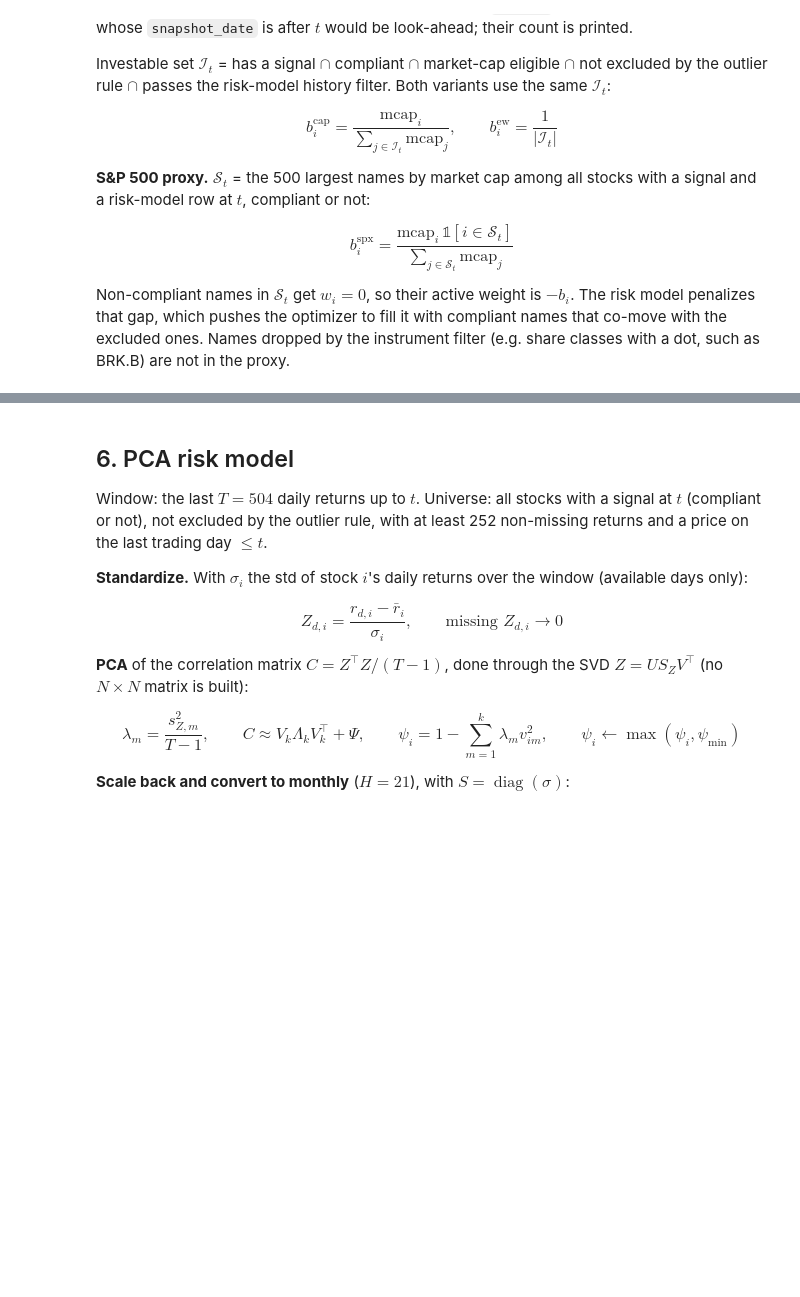
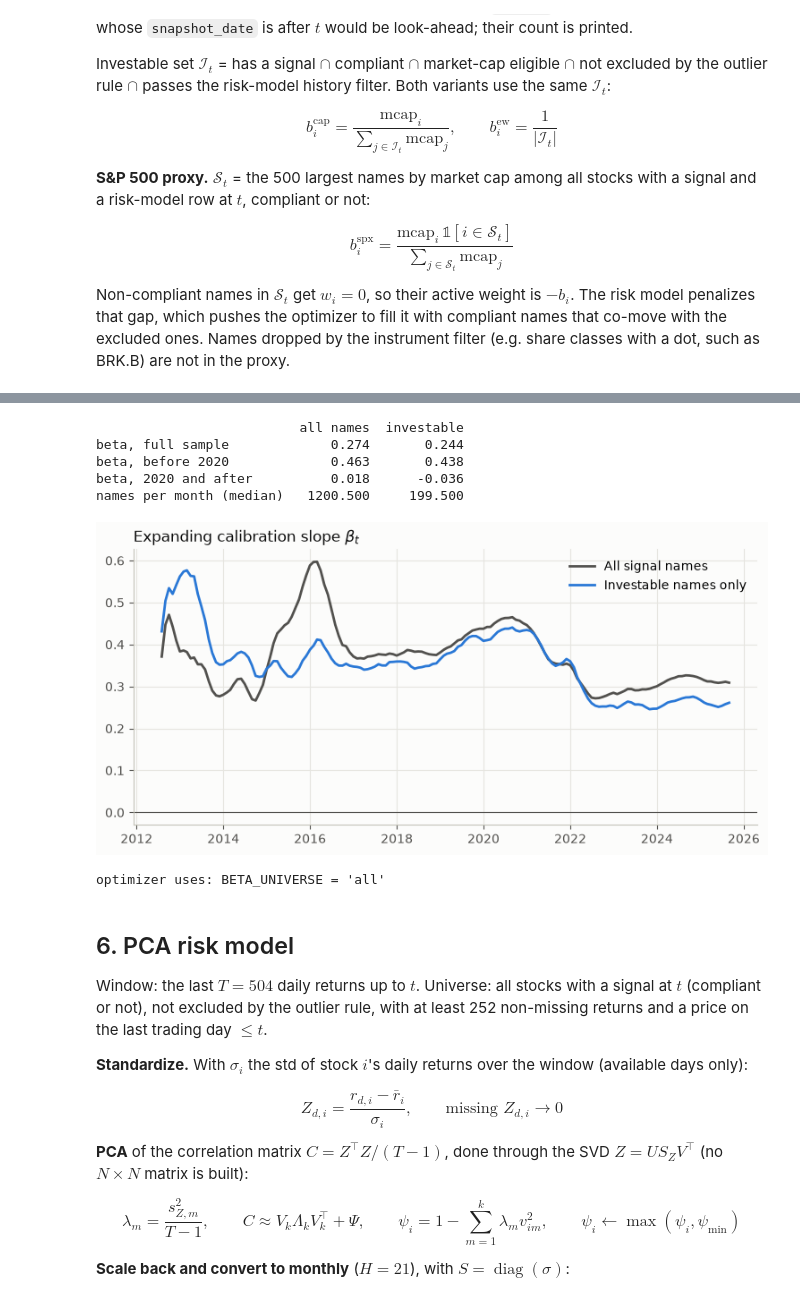
Before and after one commit to sheikhfall/sabr-portfolio-optim, a Jupyter notebook: notebooks/portfolio_optimizer.ipynb, the cells around one changed output, grey strips where cells are left out. Saved outputs shown, nothing was run; the diff lists cells and outputs as text; code cells hidden in the pictures; blank space fills up the shorter version.

```diff
--- a/notebooks/portfolio_optimizer.ipynb
+++ b/notebooks/portfolio_optimizer.ipynb
@@ -62,6 +62,9 @@ PSI_FLOOR = 0.2        # floor on the specific share of variance
 
 Z_CLIP = 5.0           # clip realized z when estimating the calibration slope beta
 MIN_CAL_MONTHS = 6     # minimum past months for beta
+BETA_UNIVERSE = "all"  # names used to estimate beta: "all" (every signal name, locked version) or "investable" (§5b)
+SHUFFLE_SEED = None    # placebo test: an int shuffles the predictions across stocks each month (same mu size,
+                       # random direction); None = real signal
 
 LAMBDA = 3.0           # risk aversion on active risk
 ACTIVE_CAP = 0.04      # |w_i - b_i| <= 4%
@@ -353,7 +520,7 @@ print(f"signal symbols: {n_sig} | USD market cap: {len(usd_syms & set(sig_symbol
       f"non-USD: {len(set(cur.index[cur != 'USD']) & set(sig_symbols))} | no profile: {len(set(sig_symbols) - set(cur.index))}")
 mc = mc[mc["symbol"].isin(usd_syms)]
 
-req = pd.DataFrame([(t, s) for t in rebal_dates for s in sig_by_date[t].index],
+req = pd.DataFrame([(pd.Timestamp(t), s) for t in sorted(sig_by_date) for s in sig_by_date[t].index],
                    columns=["t", "symbol"]).sort_values("t")
 req["t"] = req["t"].astype("datetime64[ns]")
 mc["at_date"] = mc["at_date"].astype("datetime64[ns]")
@@ -371,3 +553,64 @@ print(f"market caps matched: {len(mc_t)} of {len(req)} (date, symbol) pairs in {
+# %%
+def calib_table(universe_fn):
+    """Per signal month: sum(y*z), sum(y^2) on the names given by universe_fn(t, names)."""
+    rows = {}
+    for d, yh in sig_by_date.items():
+        t = pd.Timestamp(d)
+        m = t.to_period("M")
+        if m not in fwd.index or m not in s_h.index:
+            continue
+        names = clean_at((m + HORIZON_M).to_timestamp(how="end"), universe_fn(t, yh.index))
+        r = fwd.loc[m].reindex(sorted(names)).dropna()
+        if len(r) < 30:
+            continue
+        z = ((r - r.mean()) / s_h[m]).clip(-Z_CLIP, Z_CLIP)
+        y = yh.reindex(z.index)
+        y = y - y.mean()
+        rows[m] = {"num": float((y * z).sum()), "den": float((y ** 2).sum()), "n": len(z)}
+    return pd.DataFrame(rows).T.sort_index()
+
+def expanding_beta(cal_df, t):
+    m = pd.Timestamp(t).to_period("M")
+    past = cal_df[cal_df.index <= m - HORIZON_M]
+    if len(past) < MIN_CAL_MONTHS:
+        return np.nan
+    return max(past["num"].sum() / past["den"].sum(), 0.0)
+
+def investable_names(t, names):
+    return set(names) & compliant_at(t) & set(mcap_by_date.get(t, pd.Series(dtype=float)).index)
+
+cal_inv = calib_table(investable_names)
+beta_series_all = pd.Series({t: expanding_beta(cal, t) for t in rebal_dates})
+beta_series_inv = pd.Series({t: expanding_beta(cal_inv, t) for t in rebal_dates})
+
+def pooled(c, lo=None, hi=None):
+    c = c[(c.index >= pd.Period(lo, "M")) if lo else slice(None)]
+    c = c[(c.index < pd.Period(hi, "M")) if hi else slice(None)]
+    return c["num"].sum() / c["den"].sum() if len(c) and c["den"].sum() > 0 else np.nan
+
+cmp = pd.DataFrame({
+    "all names": [pooled(cal), pooled(cal, hi="2020-01"), pooled(cal, lo="2020-01"), cal["n"].median()],
+    "investable": [pooled(cal_inv), pooled(cal_inv, hi="2020-01"), pooled(cal_inv, lo="2020-01"), cal_inv["n"].median()],
+}, index=["beta, full sample", "beta, before 2020", "beta, 2020 and after", "names per month (median)"])
+print(cmp.round(3).to_string())
+
+fig, ax = plt.subplots()
+ax.plot(beta_series_all.index, beta_series_all.values, color=C_REF, label="All signal names")
+ax.plot(beta_series_inv.index, beta_series_inv.values, color=C_CAP, label="Investable names only")
+ax.axhline(0, color=C_REF, linewidth=0.8)
+ax.set_title(r"Expanding calibration slope $\beta_t$"); ax.legend()
+plt.show()
+
+beta_series = beta_series_inv if BETA_UNIVERSE == "investable" else beta_series_all
+print(f"optimizer uses: BETA_UNIVERSE = '{BETA_UNIVERSE}'")
+# %% [output]
+                          all names  investable
+beta, full sample             0.274       0.244
+beta, before 2020             0.463       0.438
+beta, 2020 and after          0.018      -0.036
+names per month (median)   1200.500     199.500
+[figure, added]
+optimizer uses: BETA_UNIVERSE = 'all'
 # %% [markdown]
 ## 6. PCA risk model
 
```
Also changed, not shown: parts of 15 cells of this notebook, 1 other file.
